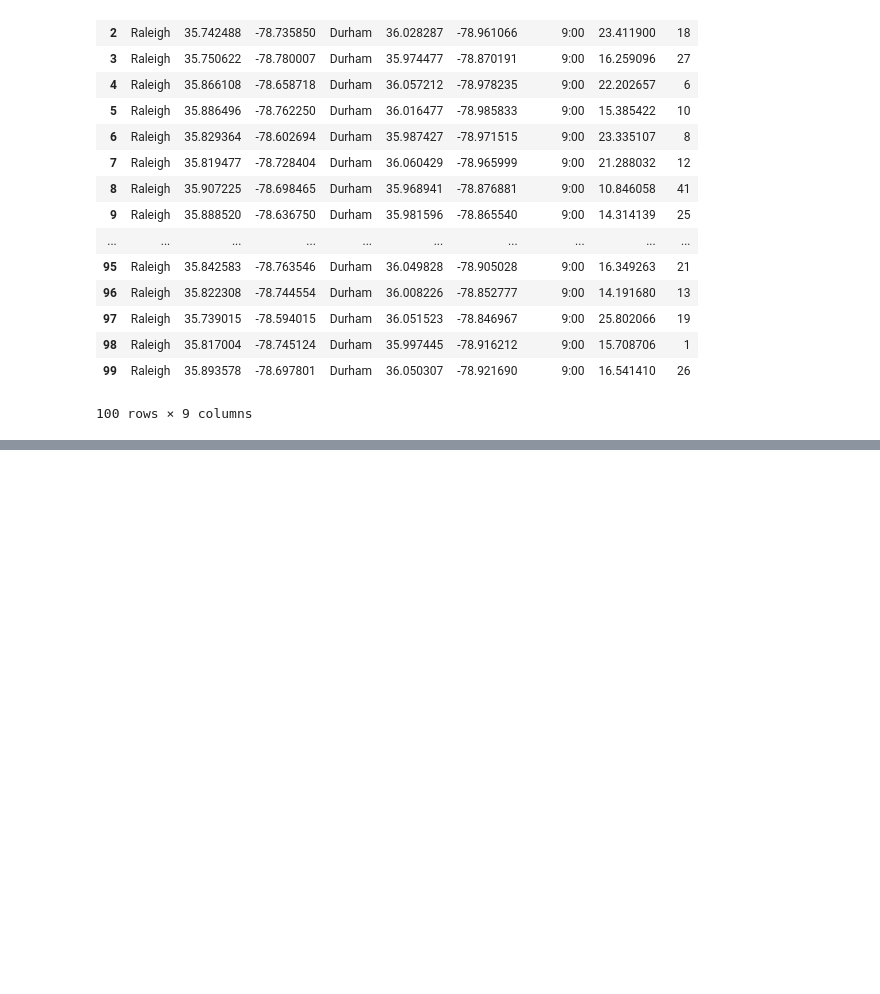
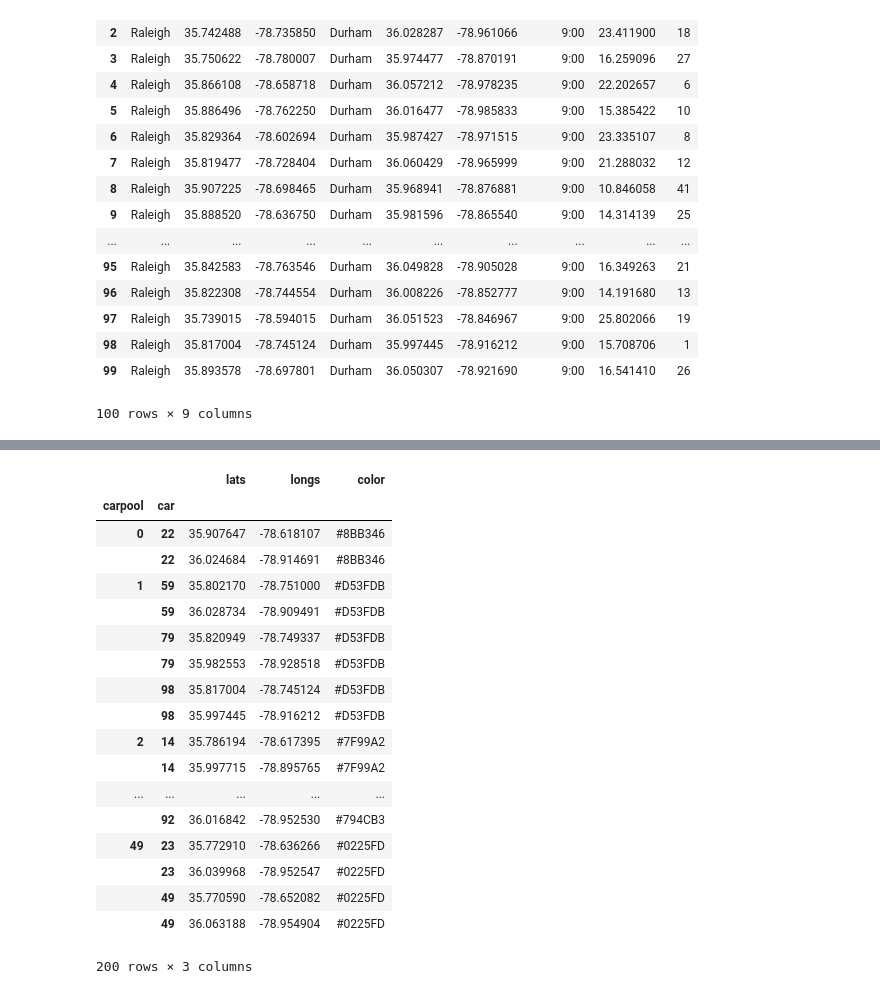
Before and after one commit to lucianthorr/Carpool-Dummy, a Jupyter notebook: Carpool Dummy.ipynb, the cells around one changed output, grey strips where cells are left out. Drawn from its saved outputs; the diff is of its cells as text; code cells hidden in the pictures; blank space fills up the shorter version.

```diff
--- a/Carpool Dummy.ipynb
+++ b/Carpool Dummy.ipynb
@@ -191,3 +180,27 @@ gp = bk.GridPlot(children=[[bk1,bk2]])
 bk.show(gp)
 # %% [output]
 [interactive output not drawn]
+# %%
+by_carpool = new_locations.set_index(['carpool','car']).sort_index()
+# %%
+by_carpool
+# %% [output]
+|  |  | lats | longs | color |
+| carpool | car |  |  |  |
+| 0 | 22 | 35.907647 | -78.618107 | #8BB346 |
+|  | 22 | 36.024684 | -78.914691 | #8BB346 |
+| 1 | 59 | 35.802170 | -78.751000 | #D53FDB |
+|  | 59 | 36.028734 | -78.909491 | #D53FDB |
+|  | 79 | 35.820949 | -78.749337 | #D53FDB |
+|  | 79 | 35.982553 | -78.928518 | #D53FDB |
+|  | 98 | 35.817004 | -78.745124 | #D53FDB |
+|  | 98 | 35.997445 | -78.916212 | #D53FDB |
+| 2 | 14 | 35.786194 | -78.617395 | #7F99A2 |
+|  | 14 | 35.997715 | -78.895765 | #7F99A2 |
+| ... | ... | ... | ... | ... |
+|  | 92 | 36.016842 | -78.952530 | #794CB3 |
+| 49 | 23 | 35.772910 | -78.636266 | #0225FD |
+|  | 23 | 36.039968 | -78.952547 | #0225FD |
+|  | 49 | 35.770590 | -78.652082 | #0225FD |
+|  | 49 | 36.063188 | -78.954904 | #0225FD |
+200 rows × 3 columns
```
Also changed, not shown: parts of 4 cells of this notebook.
